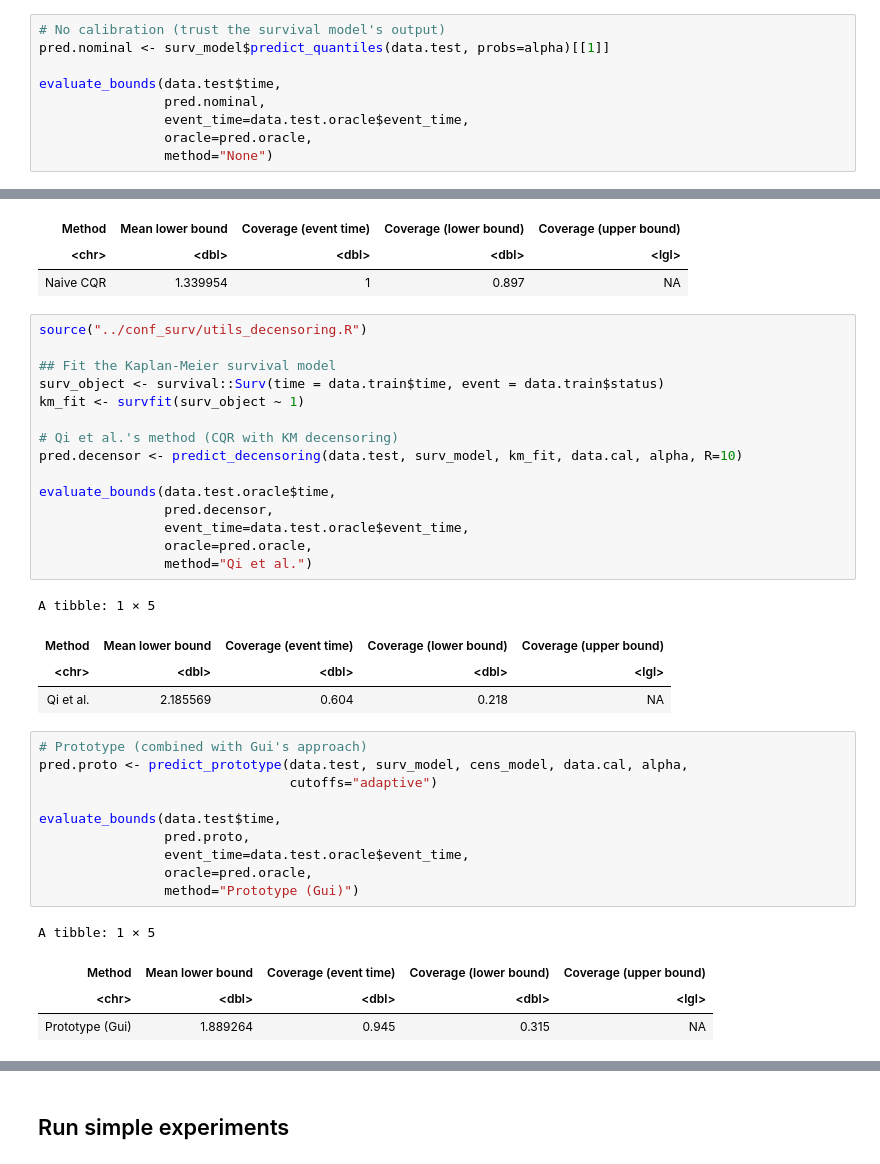
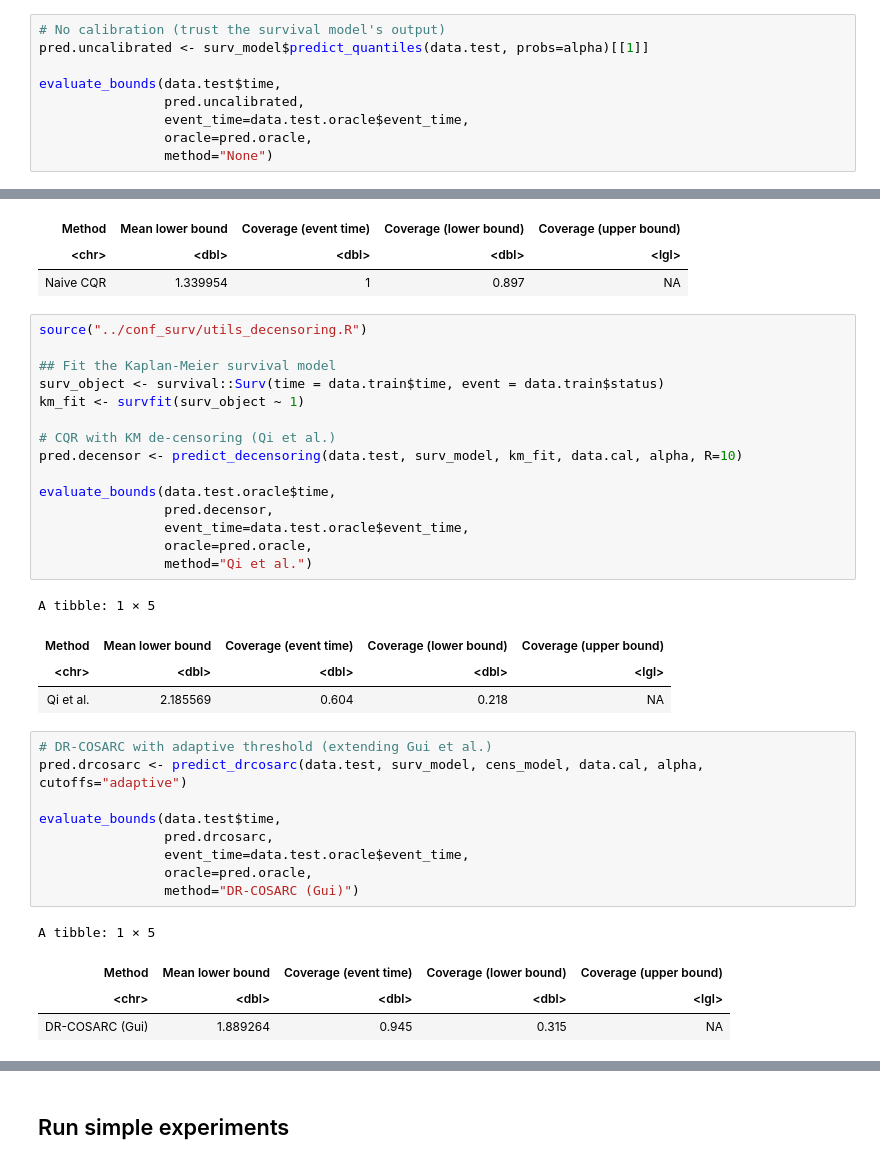
Before and after one commit to msesia/conformal_survival, a Jupyter notebook: code/examples/example_1.ipynb, the cells around one changed output, grey strips where cells are left out. Saved outputs shown, nothing was run; the diff lists cells and outputs as text.

```diff
--- a/code/examples/example_1.ipynb
+++ b/code/examples/example_1.ipynb
@@ -276,10 +276,10 @@ A tibble: 1 × 5
 | Oracle | 1.991624 | 0.891 | 0.273 | NA |
 # %%
 # No calibration (trust the survival model's output)
-pred.nominal <- surv_model$predict_quantiles(data.test, probs=alpha)[[1]]
+pred.uncalibrated <- surv_model$predict_quantiles(data.test, probs=alpha)[[1]]
 
 evaluate_bounds(data.test$time,
-                pred.nominal,
+                pred.uncalibrated,
                 event_time=data.test.oracle$event_time,
                 oracle=pred.oracle,
                 method="None")
@@ -309,7 +309,7 @@ source("../conf_surv/utils_decensoring.R")
 surv_object <- survival::Surv(time = data.train$time, event = data.train$status)
 km_fit <- survfit(surv_object ~ 1)
 
-# Qi et al.'s method (CQR with KM decensoring)
+# CQR with KM de-censoring (Qi et al.)
 pred.decensor <- predict_decensoring(data.test, surv_model, km_fit, data.cal, alpha, R=10)
 
 evaluate_bounds(data.test.oracle$time,
@@ -323,18 +323,17 @@ A tibble: 1 × 5
 | <chr> | <dbl> | <dbl> | <dbl> | <lgl> |
 | Qi et al. | 2.185569 | 0.604 | 0.218 | NA |
 # %%
-# Prototype (combined with Gui's approach)
-pred.proto <- predict_prototype(data.test, surv_model, cens_model, data.cal, alpha,
-                                cutoffs="adaptive")
+# DR-COSARC with adaptive threshold (extending Gui et al.)
+pred.drcosarc <- predict_drcosarc(data.test, surv_model, cens_model, data.cal, alpha, cutoffs="adaptive")
 
 evaluate_bounds(data.test$time,
-                pred.proto,
+                pred.drcosarc,
                 event_time=data.test.oracle$event_time,
                 oracle=pred.oracle,
-                method="Prototype (Gui)")
+                method="DR-COSARC (Gui)")
 # %% [output]
 A tibble: 1 × 5
 | Method | Mean lower bound | Coverage (event time) | Coverage (lower bound) | Coverage (upper bound) |
 | <chr> | <dbl> | <dbl> | <dbl> | <lgl> |
-| Prototype (Gui) | 1.889264 | 0.945 | 0.315 | NA |
+| DR-COSARC (Gui) | 1.889264 | 0.945 | 0.315 | NA |
 # %%
```
Also changed, not shown: parts of 6 cells of this notebook, 6 other files.
